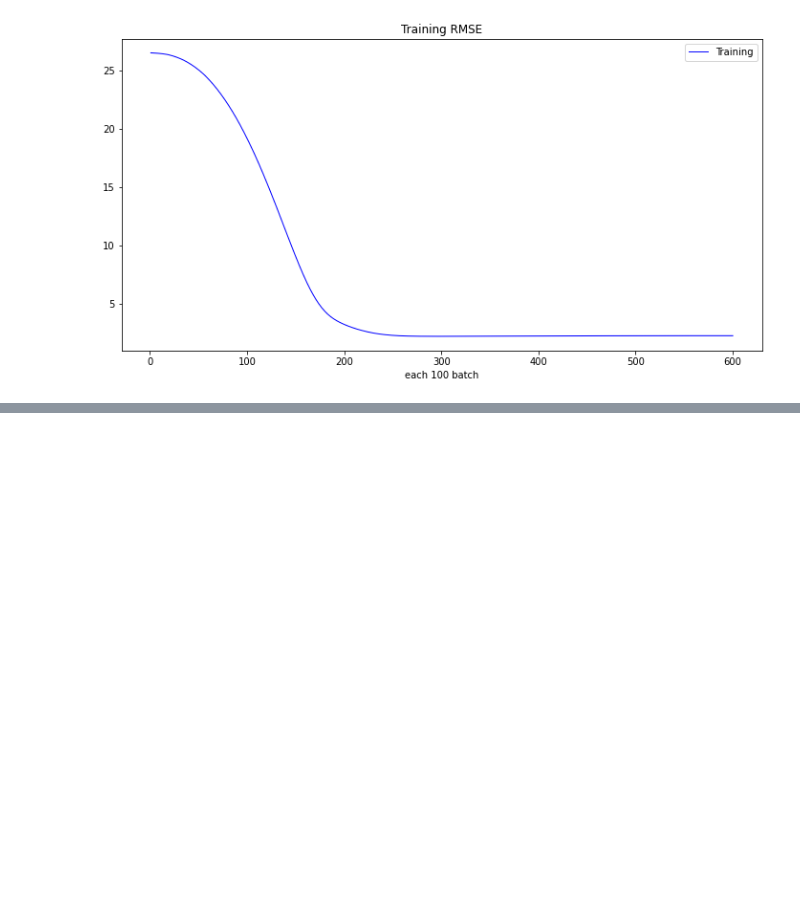
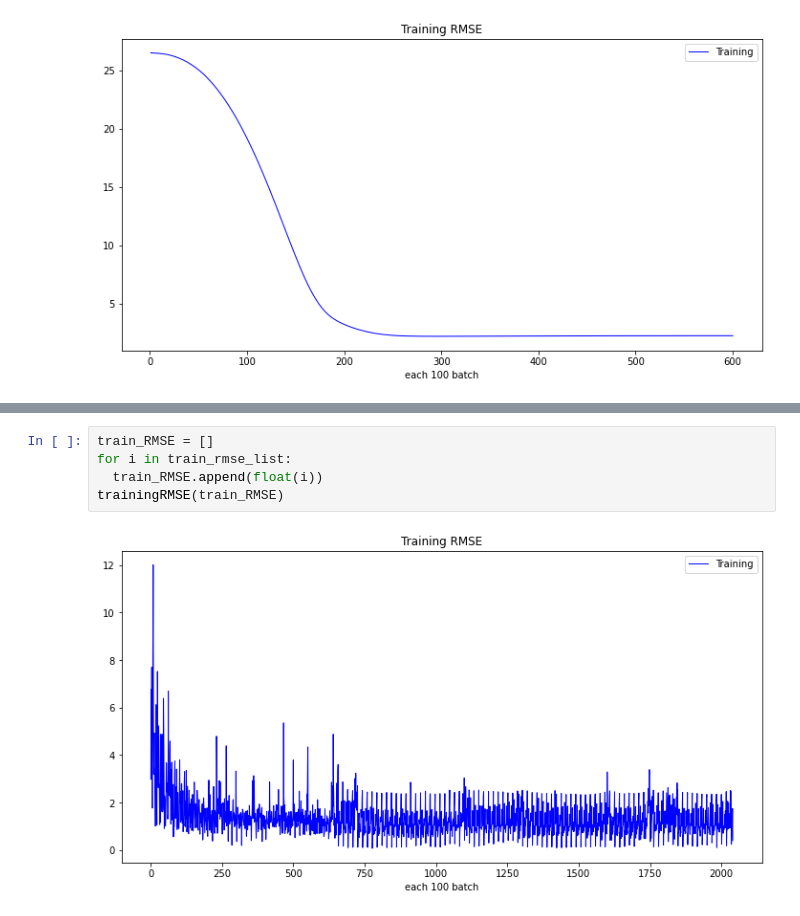
Before and after one commit to rongzunzzz/112-1-SLDL-Final-EggPricePrediction, a Jupyter notebook: CNN/CNN_2.ipynb, the cells around one changed output, grey strips where cells are left out. Drawn from its saved outputs; the diff is of its cells as text; blank space fills up the shorter version.

```diff
--- a/CNN/CNN_2.ipynb
+++ b/CNN/CNN_2.ipynb
@@ -1042,0 +1193,7 @@ trainingRMSE(train_RMSE)
+# %%
+train_RMSE = []
+for i in train_rmse_list:
+  train_RMSE.append(float(i))
+trainingRMSE(train_RMSE)
+# %% [output]
+[figure, added]
```
Also changed, not shown: parts of 33 cells of this notebook.
